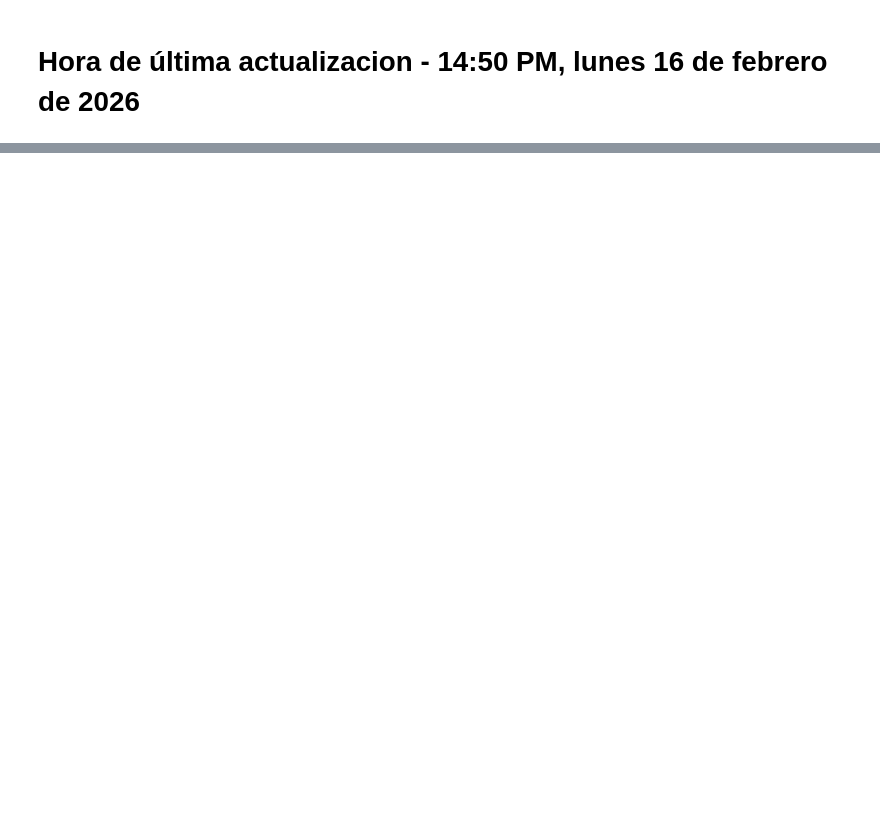
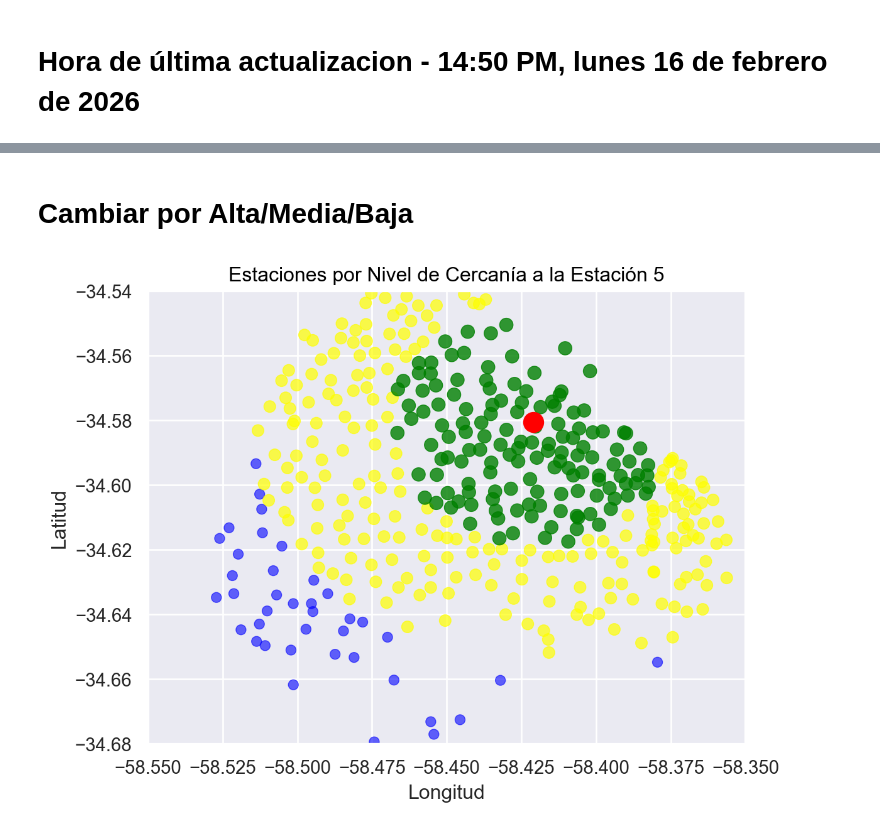
Before and after one commit to leonelifernandez12/labo_datos, a Jupyter notebook: tp1.ipynb, the cells around one changed output, grey strips where cells are left out. Saved outputs shown, nothing was run; the diff lists cells and outputs as text; code cells hidden in the pictures; blank space fills up the shorter version.

```diff
--- a/tp1.ipynb
+++ b/tp1.ipynb
@@ -1047,0 +1199,19 @@ np.float64(1.0)
+# %%
+# Crear etiquetas de cercanía basadas en tercios (0-33, 33-66, 66-100)
+def etiquetar_cercania(puntaje):
+    if puntaje >= 66.67:
+        return 'Cerca'
+    elif puntaje >= 33.33:
+        return 'Media'
+    else:
+        return 'Lejos'
+
+# Aplicar la función a cada fila
+df_informacion['etiqueta_cercania'] = df_informacion['puntaje_cercania_est5'].apply(etiquetar_cercania)
+
+# Verificar la distribución
+print(df_informacion['etiqueta_cercania'].value_counts())
+print("\nEjemplos:")
+print(df_informacion[['station_id', 'puntaje_cercania_est5', 'etiqueta_cercania']].head(10))
+print(f"\nEstación 5:")
+print(df_informacion[df_informacion['station_id'] == '5'][['station_id', 'puntaje_cercania_est5', 'etiqueta_cercania']])
@@ -1047,0 +1252,2 @@ np.float64(1.0)
+# %%
+df_informacion.loc[df_informacion['station_id'] == '5', 'etiqueta_cercania'] = 'Es estación 5'
@@ -1047,0 +1466,24 @@ np.float64(1.0)
+# %% [markdown]
+# Cambiar por Alta/Media/Baja
+# %%
+import seaborn.objects as so
+
+# Separar las categorías
+df_cerca = df_informacion[df_informacion['etiqueta_cercania'] == 'Cerca']
+df_media = df_informacion[df_informacion['etiqueta_cercania'] == 'Media']
+df_lejos = df_informacion[df_informacion['etiqueta_cercania'] == 'Lejos']
+df_es5 = df_informacion[df_informacion['etiqueta_cercania'] == 'Es estación 5']
+
+# Gráfico con todas las categorías
+(
+    so.Plot()
+    .add(so.Dot(alpha=0.6, color='blue', pointsize=6), data=df_lejos, x='lon', y='lat')
+    .add(so.Dot(alpha=0.7, color='yellow', pointsize=7), data=df_media, x='lon', y='lat')
+    .add(so.Dot(alpha=0.8, color='green', pointsize=8), data=df_cerca, x='lon', y='lat')
+    .add(so.Dot(alpha=1, color='red', pointsize=12), data=df_es5, x='lon', y='lat')
+    .label(x='Longitud', y='Latitud', title='Estaciones por Nivel de Cercanía a la Estación 5')
+    .limit(x=(-58.55, -58.35), y=(-34.68, -34.54))
+    .theme({**so.Plot.config.theme, 'axes.grid': True})
+)
+# %% [output]
+[figure, added]
```
Also changed, not shown: parts of 24 cells of this notebook, 3 other files.
